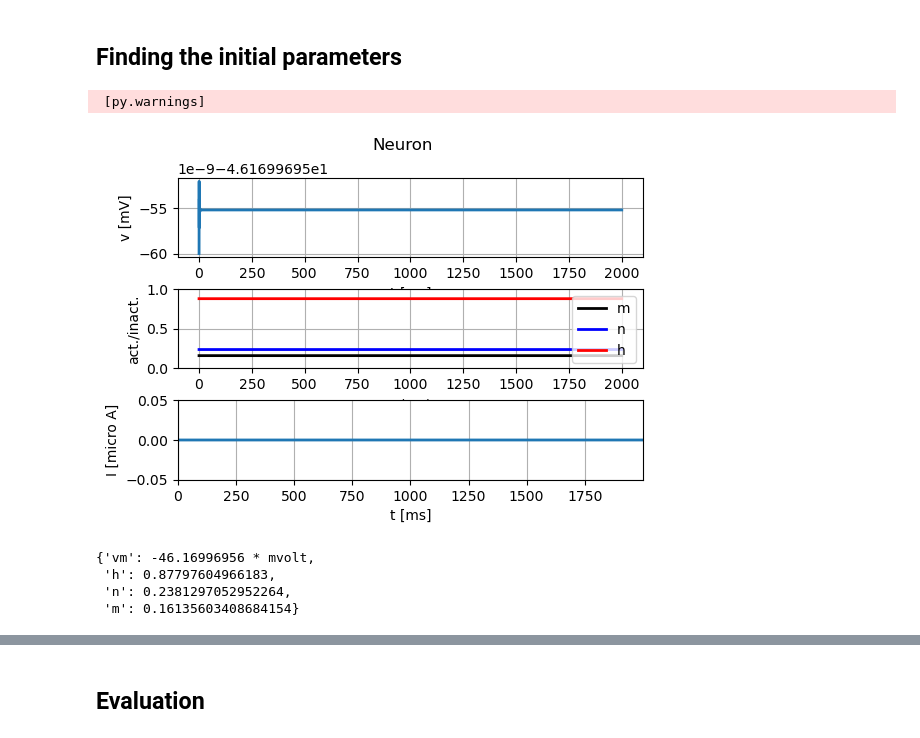
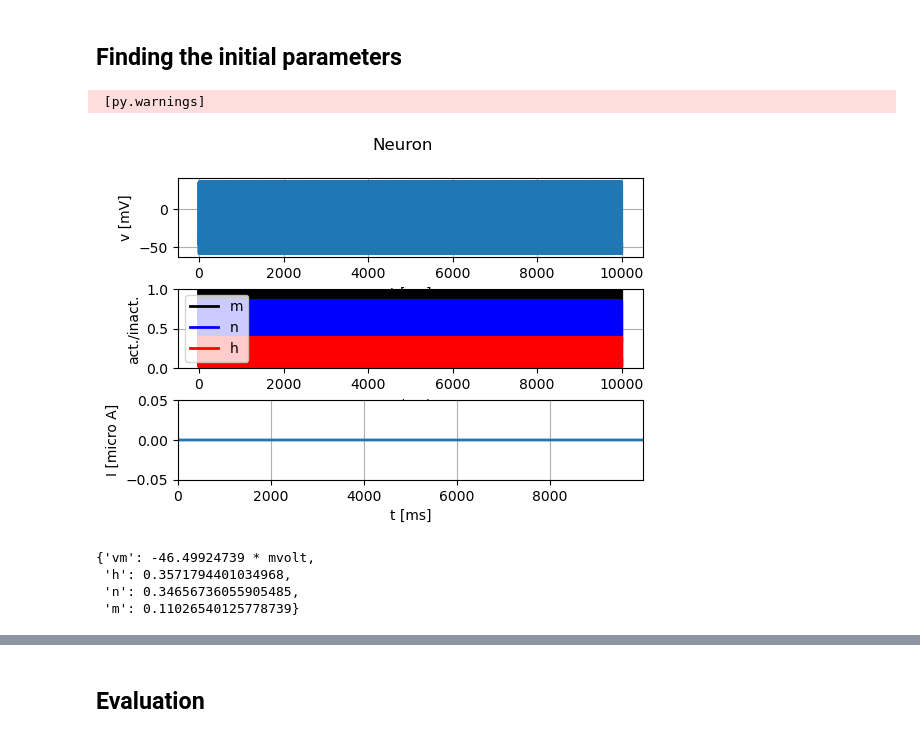
Before and after one commit to belamenso/biomod-single-neuron, a Jupyter notebook: Neuron models.ipynb, the cells around one changed output, grey strips where cells are left out. Drawn from its saved outputs; the diff is of its cells as text; code cells hidden in the pictures.

```diff
--- a/Neuron models.ipynb
+++ b/Neuron models.ipynb
@@ -50,7 +50,7 @@ def plot_data(state_monitor, title=None):
     if title is not None:
         plt.suptitle(title)
 
-    plt.subplots_adjust(wspace=0.4, hspace=0.4)
+    plt.subplots_adjust(wspace=0.6, hspace=0.4)
     plt.show()
     plt.show()
 # %%
@@ -68,7 +68,7 @@ def regular_spiking(input_current, simulation_time):
 
     eqs = """
     I_e = input_current(t,i) : amp
-    I_Na = gNa * m**3 * h * (vm - ENa) : amp
+    I_Na = gNa * m**3 * h * (ENa - vm) : amp
     dm/dt = alpham*(1-m)-betam*m : 1
     dh/dt = alphah*(1-h)-betah*h : 1
     alpham = (-1 * (0.32*(vm+47*mV)) / (exp(-0.25*((vm+47*mV)/mV))-1)  )/mV/ms : Hz
@@ -76,7 +76,7 @@ def regular_spiking(input_current, simulation_time):
     alphah = 0.128*exp(-1*((vm + 43*mV)/mV)/18) /ms    : Hz
     betah = 4./(exp(-0.2*((vm + 20*mV)/mV))+1) /ms : Hz
 
-    I_K = gK * n**4 * (vm - EK) : amp
+    I_K = gK * n**4 * (EK - vm) : amp
     dn/dt = alphan*(1-n)-betan*n : 1
     alphan = -1*(0.032*(vm+45*mV))/(exp(-0.2*((vm+45*mV)/mV))-1)  /mV/ms : Hz
     betan = (0.5 * exp(-1*(vm +50*mV)/mV/40)) / ms : Hz
@@ -88,10 +88,10 @@ def regular_spiking(input_current, simulation_time):
 
     neuron = b2.NeuronGroup(1, eqs, method="exponential_euler")
 
-    neuron.vm = -46.16996956 * b2.mV
-    neuron.m = 0.16135603408684185
-    neuron.h = 0.87797604966183
-    neuron.n = 0.23812970529522642
+    neuron.vm = -46.40535262 * b2.mV
+    neuron.m = 0.11170755125526544
+    neuron.h = 0.35773333070373325
+    neuron.n = 0.34610737893533006
 
     st_mon = b2.StateMonitor(neuron, ["vm", "I_e", "I_Na", "I_K", "m", "n", "h"], record=True)
 
@@ -156,11 +156,11 @@ def adaptive(input_current, simulation_time):
 # %% [markdown]
 ## Finding the initial parameters
 # %%
-state_monitor = regular_spiking(input_factory.get_zero_current(), 2000 * b2.ms)
+state_monitor = regular_spiking(input_factory.get_zero_current(), 10000 * b2.ms)
 plot_data(state_monitor, title="Neuron")
 # %% [output]
  [py.warnings]
-[figure, old version]
+[figure, new version]
 # %%
 {
     'vm': state_monitor.vm[0].tolist()[-1],
@@ -169,10 +169,10 @@ plot_data(state_monitor, title="Neuron")
     'm': state_monitor.m[0].tolist()[-1],
 }
 # %% [output]
-{'vm': -46.16996956 * mvolt,
- 'h': 0.87797604966183,
- 'n': 0.2381297052952264,
- 'm': 0.16135603408684154}
+{'vm': -46.49924739 * mvolt,
+ 'h': 0.3571794401034968,
+ 'n': 0.34656736055905485,
+ 'm': 0.11026540125778739}
 # %%
 state_monitor = adaptive(input_factory.get_zero_current(), 10000 * b2.ms)
 plot_data(state_monitor, title="Neuron")
```
Also changed, not shown: parts of 6 cells of this notebook.
